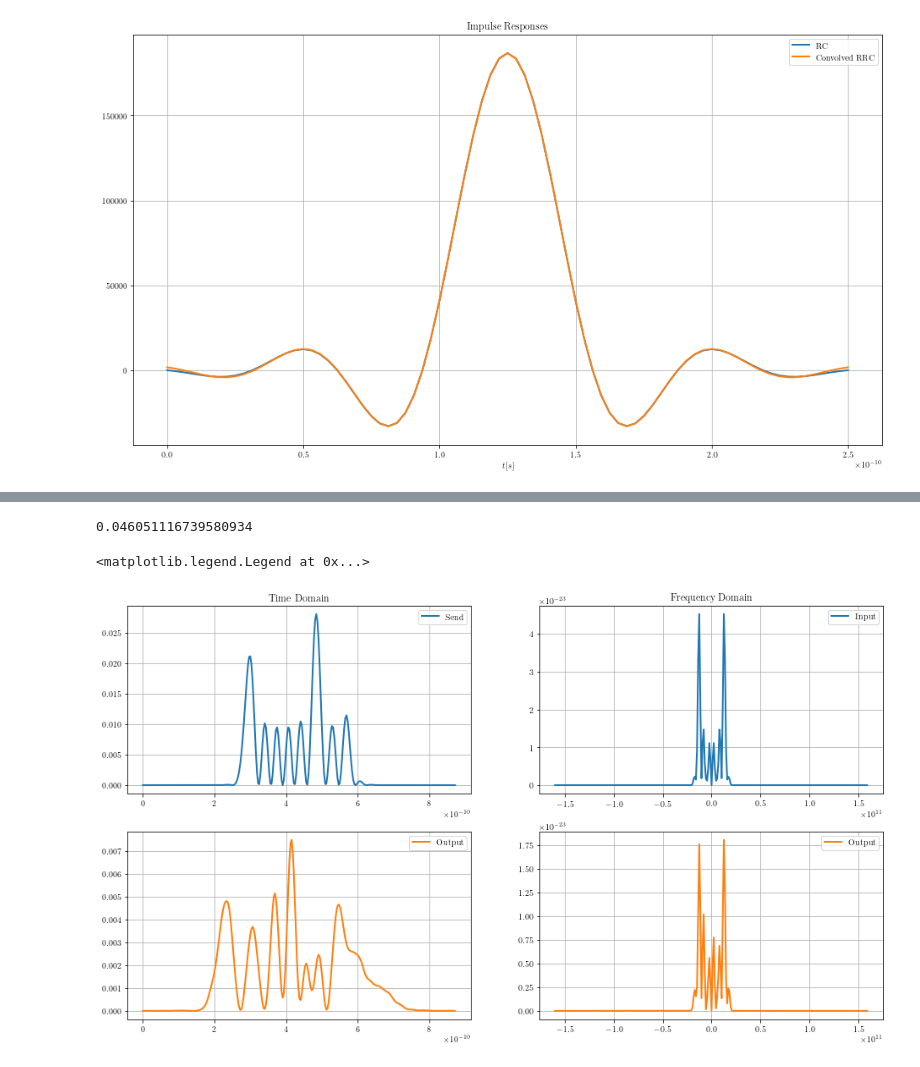
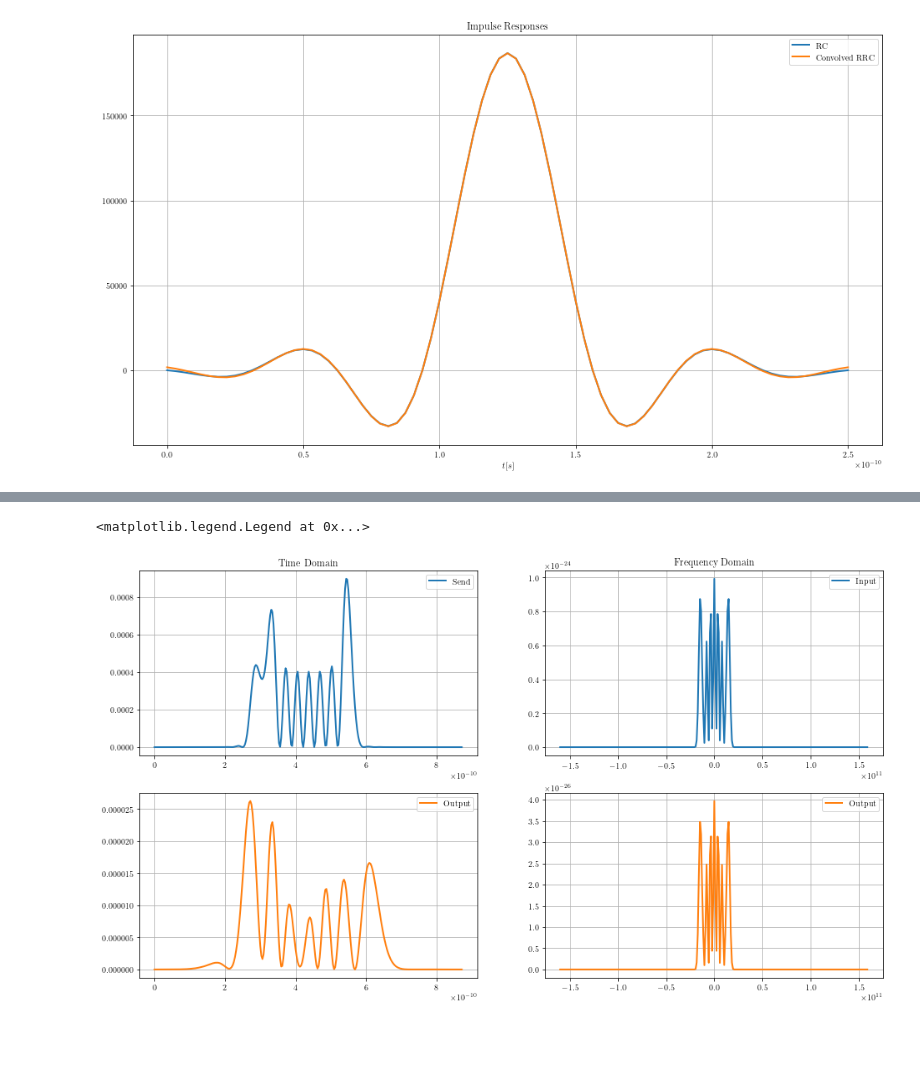
Before and after one commit to domrim/bachelorarbeit-code, a Jupyter notebook: jupyter-notebooks/tests.ipynb, the cells around one changed output, grey strips where cells are left out. Saved outputs shown, nothing was run; the diff lists cells and outputs as text; code cells hidden in the pictures; blank space fills up the shorter version.

```diff
--- a/jupyter-notebooks/tests.ipynb
+++ b/jupyter-notebooks/tests.ipynb
@@ -69,7 +69,7 @@ M = 2
 modulation = {'0': -1, '1': 1}
 n_symbol = 10 # number of symbols
 
-P_in = 19  # Send Power in [dBm]
+P_in = 5  # Send Power in [dBm]
 
 # Signalfolge generieren
 send_bits = np.random.choice([symbol for symbol in modulation.keys()], size=n_symbol)
@@ -121,36 +121,33 @@ nz = 10  # steps
 dz = z_length / nz  # [km]
 
 alpha = 0.2 # Dämpfung [dB/km]
-alpha_neu = alpha/4.343
-print(alpha_neu)
 D = 17  # [ps/nm/km]
 beta2 = - (D * np.square(1550e-9)) / (2 * np.pi * 3e8) * 1e-3 # [s^2/km] propagation constant, lambda=1550nm is standard single-mode wavelength
 gamma = 1.3 # [1/W/km]
 
 send = add_zeros(send_rc, 5 * int(1/f_symbol/t_sample_rc))
 
-output = splitstepfourier(send, t_sample_rc, int(z_length/10), 10, alpha_neu, beta2, gamma)
+output = splitstepfourier(send, t_sample_rc, int(z_length/10), 10, alpha, beta2, gamma)
 
 fig4, ax4 = plt.subplots(2,2, figsize=figure_size)
 
 ax4[0][0].plot(np.arange(send.size)*t_sample_rc, np.square(abs(send)), linewidth=2.0, label='Send')
 ax4[0][0].grid(True)
 ax4[0][0].set_title('Time Domain')
 ax4[0][0].legend(loc='upper right')
 
 ax4[1][0].plot(np.arange(output.size)*t_sample_rc, np.square(abs(output)), linewidth=2.0, label='Output', color='tab:orange')
 ax4[1][0].grid(True)
 ax4[1][0].legend(loc='upper right')
 
 ax4[0][1].plot(np.fft.fftshift(np.fft.fftfreq(len(send),t_sample_rc)), np.fft.fftshift(np.square(abs(t_sample_rc*np.fft.fft(send)/np.sqrt(2*np.pi)))), linewidth=2.0, label='Input')
 ax4[0][1].grid(True)
 ax4[0][1].set_title('Frequency Domain')
 ax4[0][1].legend(loc='upper right')
 
 ax4[1][1].plot(np.fft.fftshift(np.fft.fftfreq(len(output),t_sample_rc)), np.fft.fftshift(np.square(abs(t_sample_rc*np.fft.fft(output)/np.sqrt(2*np.pi)))), linewidth=2.0, label='Output', color='tab:orange')
 ax4[1][1].grid(True)
 ax4[1][1].legend(loc='upper right')
 # %% [output]
-0.046051116739580934
+<matplotlib.legend.Legend at 0x...>
-<matplotlib.legend.Legend at 0x...>
-[figure, old version]
+[figure, new version]
```
Also changed, not shown: parts of 1 cell of this notebook, 3 other files.
